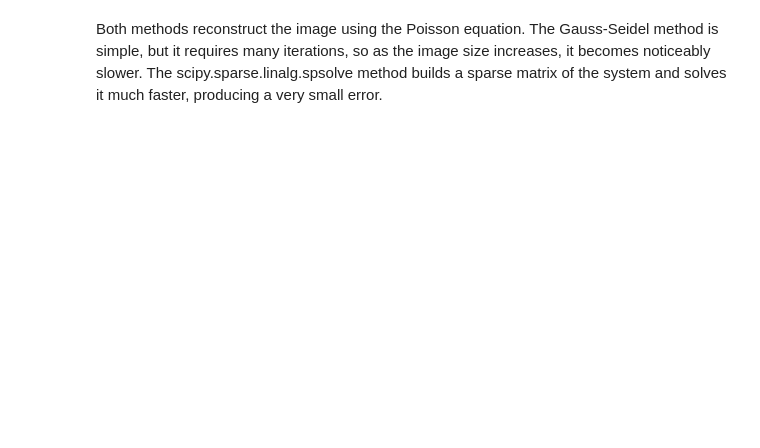
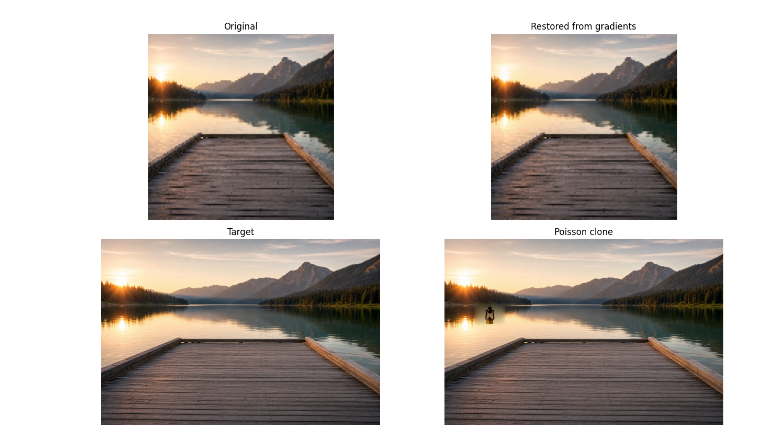
Before and after one commit to tatahonon/cvNotebooks, a Jupyter notebook: Homowork9.ipynb, the cells around one changed output. Drawn from its saved outputs; the diff is of its cells as text; code cells hidden in the pictures; blank space fills up the shorter version.

```diff
--- a/Homowork9.ipynb
+++ b/Homowork9.ipynb
@@ -246,2 +29,0 @@ plt.show()
-# %% [markdown]
-Both methods reconstruct the image using the Poisson equation. The Gauss-Seidel method is simple, but it requires many iterations, so as the image size increases, it becomes noticeably slower. The scipy.sparse.linalg.spsolve method builds a sparse matrix of the system and solves it much faster, producing a very small error.
@@ -247,0 +106,42 @@ Both methods reconstruct the image using the Poisson equation. The Gauss-Seidel
+# %%
+target = cv2.imread("lake.png")
+source = cv2.imread("lamp.png")
+
+target = cv2.cvtColor(target, cv2.COLOR_BGR2RGB)
+source = cv2.cvtColor(source, cv2.COLOR_BGR2RGB)
+
+target_small = cv2.resize(target, (128, 128))
+restored = reconstruct_image(target_small)
+
+source_small = cv2.resize(source, (180, 120))
+
+top = 360
+left = 160
+cloned = poisson_clone(target, source_small, top, left)
+
+plt.figure(figsize=(14, 8))
+
+plt.subplot(221)
+plt.imshow(target_small)
+plt.title("Original")
+plt.axis("off")
+
+plt.subplot(222)
+plt.imshow(restored)
+plt.title("Restored from gradients")
+plt.axis("off")
+
+plt.subplot(223)
+plt.imshow(target)
+plt.title("Target")
+plt.axis("off")
+
+plt.subplot(224)
+plt.imshow(cloned)
+plt.title("Poisson clone")
+plt.axis("off")
+
+plt.tight_layout()
+plt.show()
+# %% [output]
+[figure, added]
```
Also changed, not shown: parts of 10 cells of this notebook.
